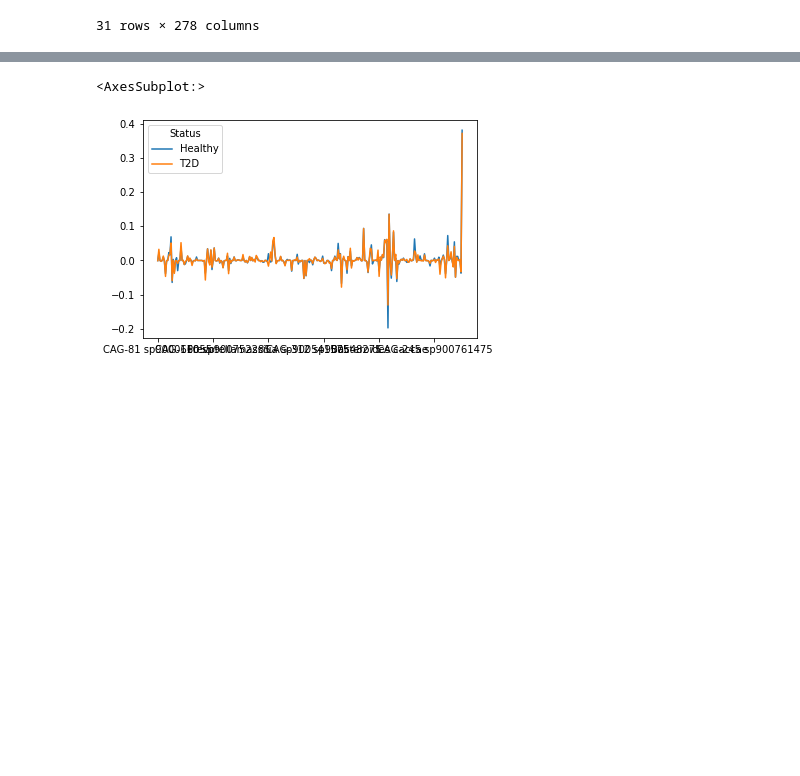
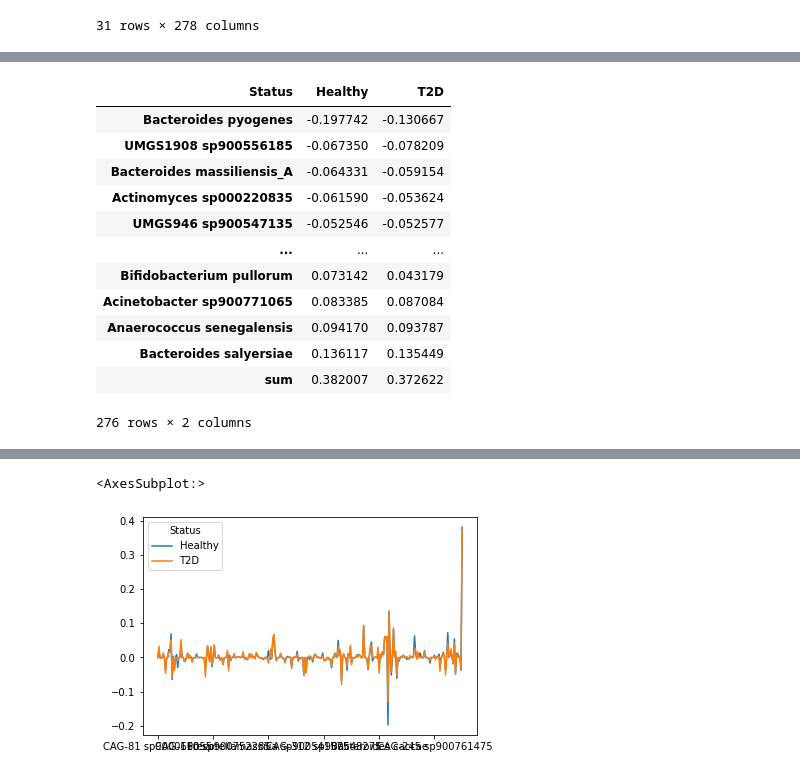
Before and after one commit to jindongmin/Meta_diseases_analyses, a Jupyter notebook: ipynb/SHAP_plots.ipynb, the cells around one changed output, grey strips where cells are left out. Drawn from its saved outputs; the diff is of its cells as text; code cells hidden in the pictures; blank space fills up the shorter version.

Commit message:
SHAP values

```diff
--- a/ipynb/SHAP_plots.ipynb
+++ b/ipynb/SHAP_plots.ipynb
@@ -70,0 +63,16 @@ df
+# %%
+df.T.sort_values(by=['Healthy'])
+# %% [output]
+| Status | Healthy | T2D |
+| Bacteroides pyogenes | -0.197742 | -0.130667 |
+| UMGS1908 sp900556185 | -0.067350 | -0.078209 |
+| Bacteroides massiliensis_A | -0.064331 | -0.059154 |
+| Actinomyces sp000220835 | -0.061590 | -0.053624 |
+| UMGS946 sp900547135 | -0.052546 | -0.052577 |
+| ... | ... | ... |
+| Bifidobacterium pullorum | 0.073142 | 0.043179 |
+| Acinetobacter sp900771065 | 0.083385 | 0.087084 |
+| Anaerococcus senegalensis | 0.094170 | 0.093787 |
+| Bacteroides salyersiae | 0.136117 | 0.135449 |
+| sum | 0.382007 | 0.372622 |
+276 rows × 2 columns
```
Also changed, not shown: parts of 2 cells of this notebook.
